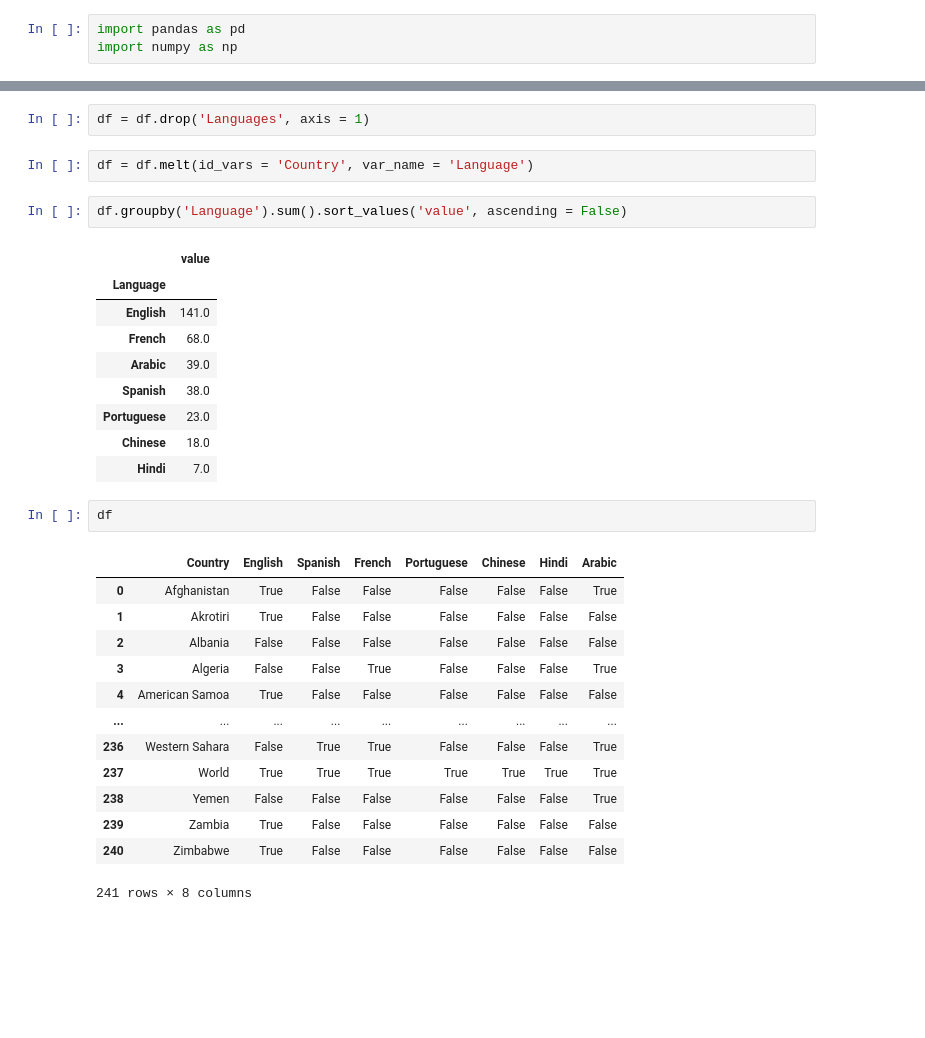
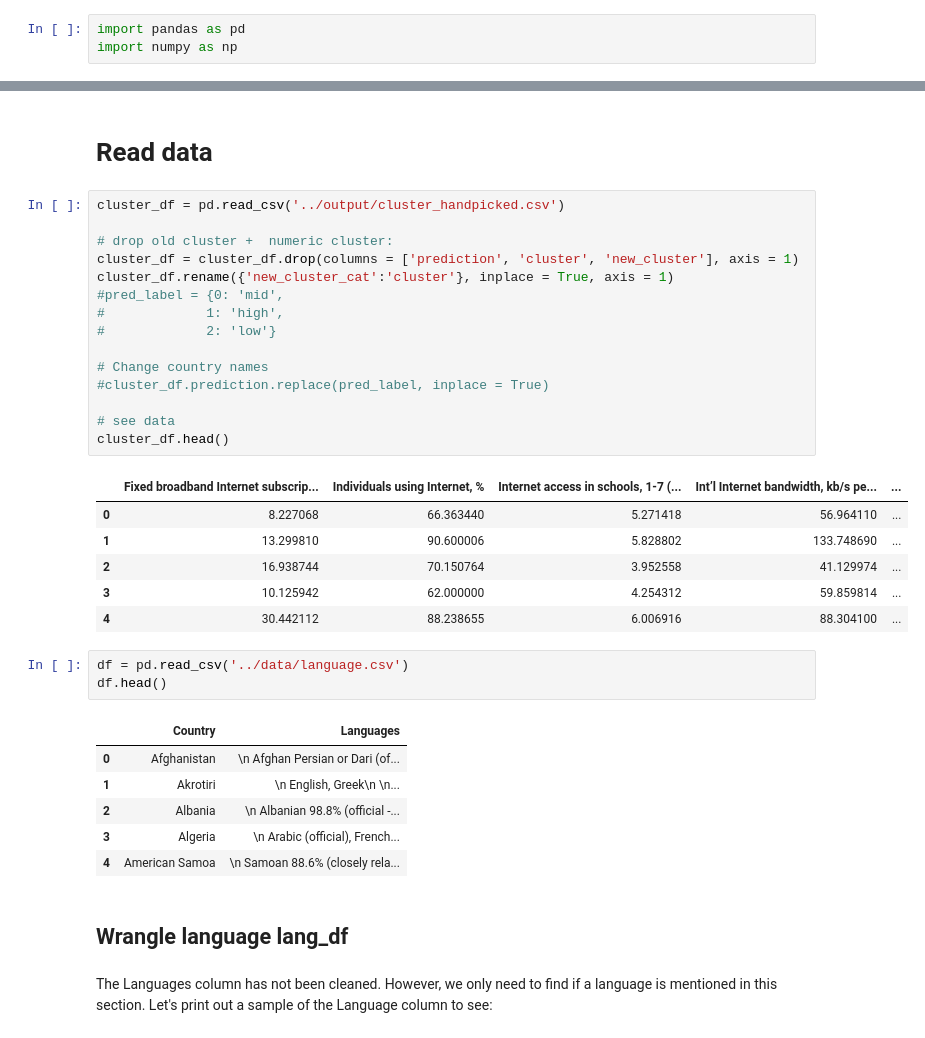
Before and after one commit to hakhuong/Digital-Education-Market-Segmentation, a Jupyter notebook: language-analysis/2-analyze-data.ipynb, the cells around one changed output, grey strips where cells are left out. Drawn from its saved outputs; the diff is of its cells as text; blank space fills up the shorter version.

```diff
--- a/language-analysis/2-analyze-data.ipynb
+++ b/language-analysis/2-analyze-data.ipynb
@@ -113,32 +6,38 @@ lange_names
-# %%
-df = df.drop('Languages', axis = 1)
-# %%
-df = df.melt(id_vars = 'Country', var_name = 'Language')
-# %%
-df.groupby('Language').sum().sort_values('value', ascending = False)
-# %% [output]
-|  | value |
-| Language |  |
-| English | 141.0 |
-| French | 68.0 |
-| Arabic | 39.0 |
-| Spanish | 38.0 |
-| Portuguese | 23.0 |
-| Chinese | 18.0 |
-| Hindi | 7.0 |
-# %%
-df
-# %% [output]
-|  | Country | English | Spanish | French | Portuguese | Chinese | Hindi | Arabic |
-| 0 | Afghanistan | True | False | False | False | False | False | True |
-| 1 | Akrotiri | True | False | False | False | False | False | False |
-| 2 | Albania | False | False | False | False | False | False | False |
-| 3 | Algeria | False | False | True | False | False | False | True |
-| 4 | American Samoa | True | False | False | False | False | False | False |
-| ... | ... | ... | ... | ... | ... | ... | ... | ... |
-| 236 | Western Sahara | False | True | True | False | False | False | True |
-| 237 | World | True | True | True | True | True | True | True |
-| 238 | Yemen | False | False | False | False | False | False | True |
-| 239 | Zambia | True | False | False | False | False | False | False |
-| 240 | Zimbabwe | True | False | False | False | False | False | False |
-241 rows × 8 columns
+# %% [markdown]
+# Read data
+# %%
+cluster_df = pd.read_csv('../output/cluster_handpicked.csv')
+
+# drop old cluster +  numeric cluster:
+cluster_df = cluster_df.drop(columns = ['prediction', 'cluster', 'new_cluster'], axis = 1)
+cluster_df.rename({'new_cluster_cat':'cluster'}, inplace = True, axis = 1)
+#pred_label = {0: 'mid',
+#             1: 'high',
+#             2: 'low'}
+
+# Change country names
+#cluster_df.prediction.replace(pred_label, inplace = True)
+
+# see data
+cluster_df.head()
+# %% [output]
+|  | Fixed broadband Internet subscrip... | Individuals using Internet, % | Internet access in schools, 1-7 (... | Int’l Internet bandwidth, kb/s pe... | ... |
+| 0 | 8.227068 | 66.363440 | 5.271418 | 56.964110 | ... |
+| 1 | 13.299810 | 90.600006 | 5.828802 | 133.748690 | ... |
+| 2 | 16.938744 | 70.150764 | 3.952558 | 41.129974 | ... |
+| 3 | 10.125942 | 62.000000 | 4.254312 | 59.859814 | ... |
+| 4 | 30.442112 | 88.238655 | 6.006916 | 88.304100 | ... |
+# %%
+df = pd.read_csv('../data/language.csv')
+df.head()
+# %% [output]
+|  | Country | Languages |
+| 0 | Afghanistan | \n Afghan Persian or Dari (of... |
+| 1 | Akrotiri | \n English, Greek\n \n... |
+| 2 | Albania | \n Albanian 98.8% (official -... |
+| 3 | Algeria | \n Arabic (official), French... |
+| 4 | American Samoa | \n Samoan 88.6% (closely rela... |
+# %% [markdown]
+## Wrangle language lang_df
+# %% [markdown]
+The Languages column has not been cleaned. However, we only need to find if a language is mentioned in this section. Let's print out a sample of the Language column to see:
```
Also changed, not shown: parts of 49 cells of this notebook, 18 other files.
